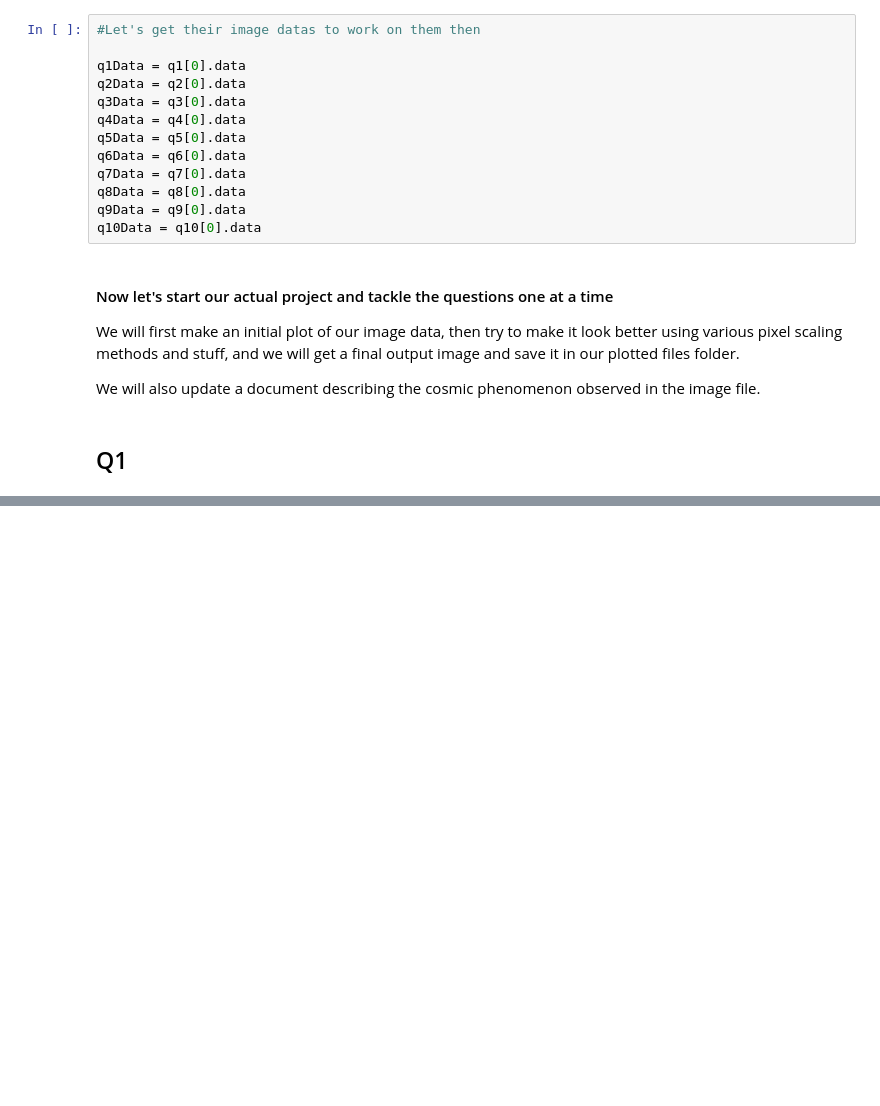
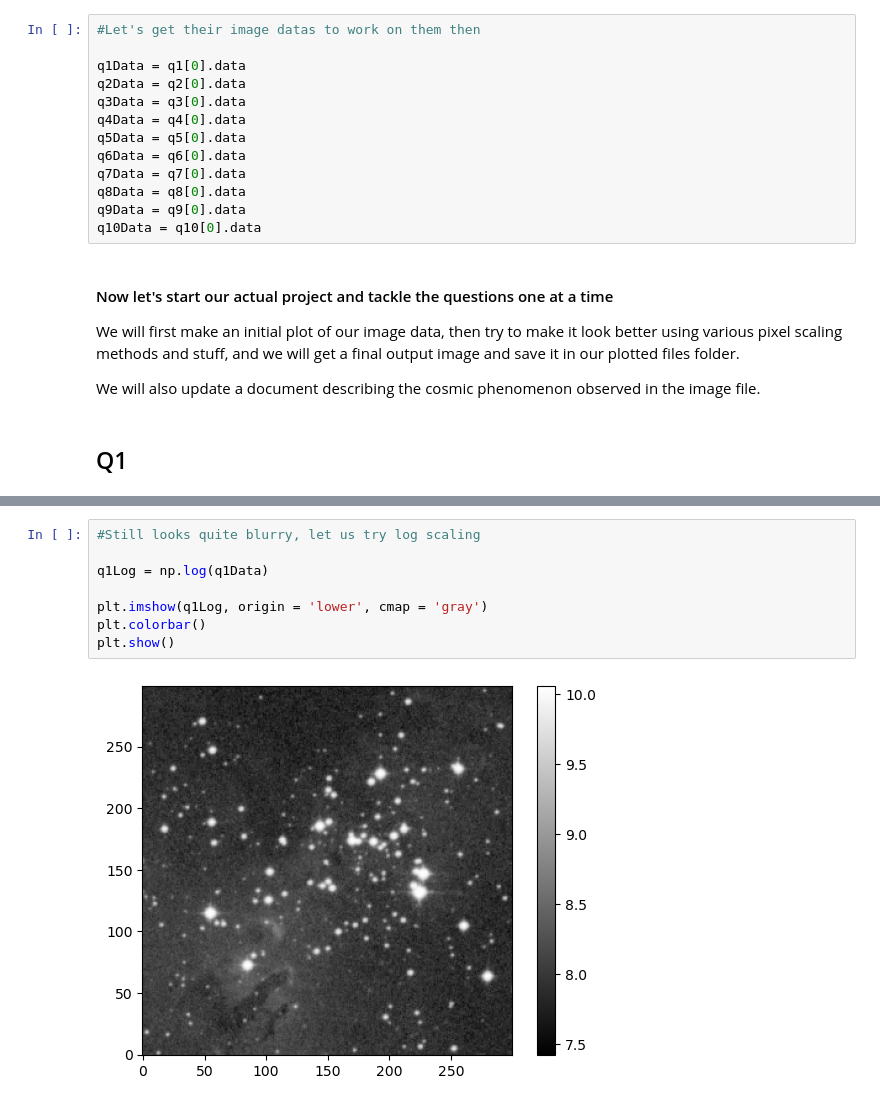
Before and after one commit to bestboybest/OlympusTech3.0--AstroGoodBoy, a Jupyter notebook: Task1/AstroGoodBoy_notebook_FITS.ipynb, the cells around one changed output, grey strips where cells are left out. Saved outputs shown, nothing was run; the diff lists cells and outputs as text; blank space fills up the shorter version.

```diff
--- a/Task1/AstroGoodBoy_notebook_FITS.ipynb
+++ b/Task1/AstroGoodBoy_notebook_FITS.ipynb
@@ -74,0 +103,10 @@ We will also update a document describing the cosmic phenomenon observed in the
+# %%
+#Still looks quite blurry, let us try log scaling
+
+q1Log = np.log(q1Data)
+
+plt.imshow(q1Log, origin = 'lower', cmap = 'gray')
+plt.colorbar()
+plt.show()
+# %% [output]
+[figure, added]
```
Also changed, not shown: parts of 6 cells of this notebook.
